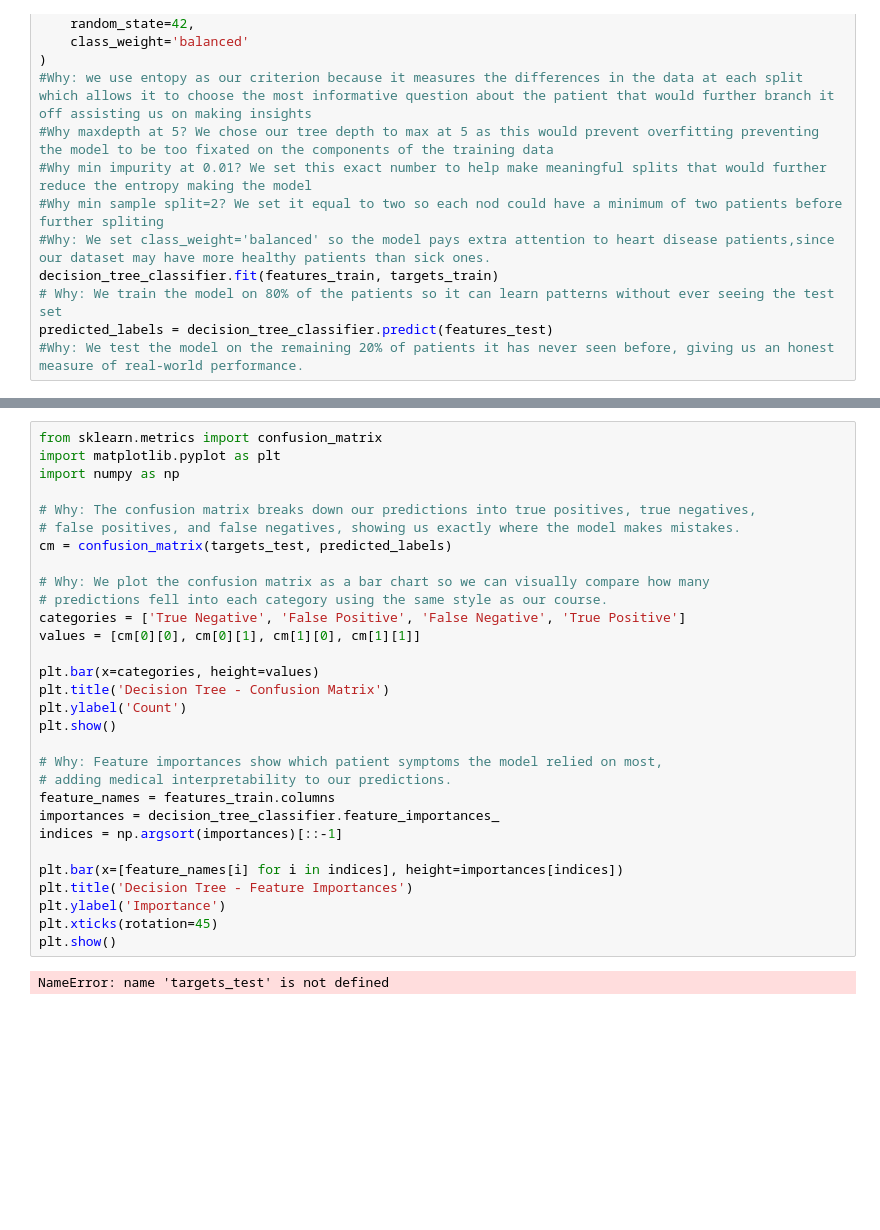
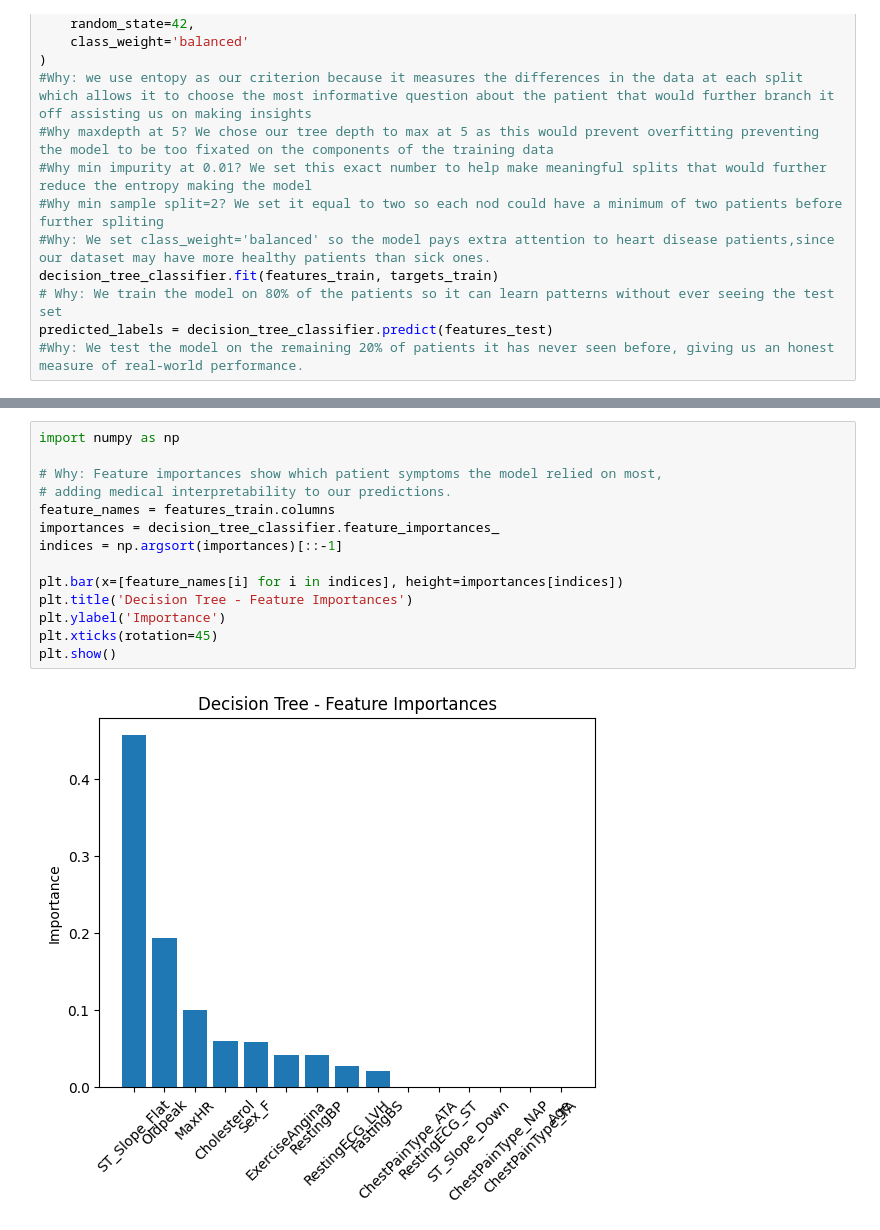
Before and after one commit to DavidZapirtanLainer/Data221_FinalProject, a Jupyter notebook: Decision_Tree_Model.ipynb, the cells around one changed output, grey strips where cells are left out. Cells and saved outputs as stored; diff of their text form; blank space fills up the shorter version.

```diff
--- a/Decision_Tree_Model.ipynb
+++ b/Decision_Tree_Model.ipynb
@@ -79,32 +112,16 @@ Decision Tree Model Performance:
 # %%
-from sklearn.metrics import confusion_matrix
-import matplotlib.pyplot as plt
 import numpy as np
-
-# Why: The confusion matrix breaks down our predictions into true positives, true negatives,
-# false positives, and false negatives, showing us exactly where the model makes mistakes.
-cm = confusion_matrix(targets_test, predicted_labels)
-
-# Why: We plot the confusion matrix as a bar chart so we can visually compare how many
-# predictions fell into each category using the same style as our course.
-categories = ['True Negative', 'False Positive', 'False Negative', 'True Positive']
-values = [cm[0][0], cm[0][1], cm[1][0], cm[1][1]]
-
-plt.bar(x=categories, height=values)
-plt.title('Decision Tree - Confusion Matrix')
-plt.ylabel('Count')
-plt.show()
 
 # Why: Feature importances show which patient symptoms the model relied on most,
 # adding medical interpretability to our predictions.
 feature_names = features_train.columns
 importances = decision_tree_classifier.feature_importances_
 indices = np.argsort(importances)[::-1]
 
 plt.bar(x=[feature_names[i] for i in indices], height=importances[indices])
 plt.title('Decision Tree - Feature Importances')
 plt.ylabel('Importance')
 plt.xticks(rotation=45)
 plt.show()
 # %% [output]
-NameError: name 'targets_test' is not defined
+[figure, added]
```
Also changed, not shown: parts of 2 cells of this notebook, 5 other files.
